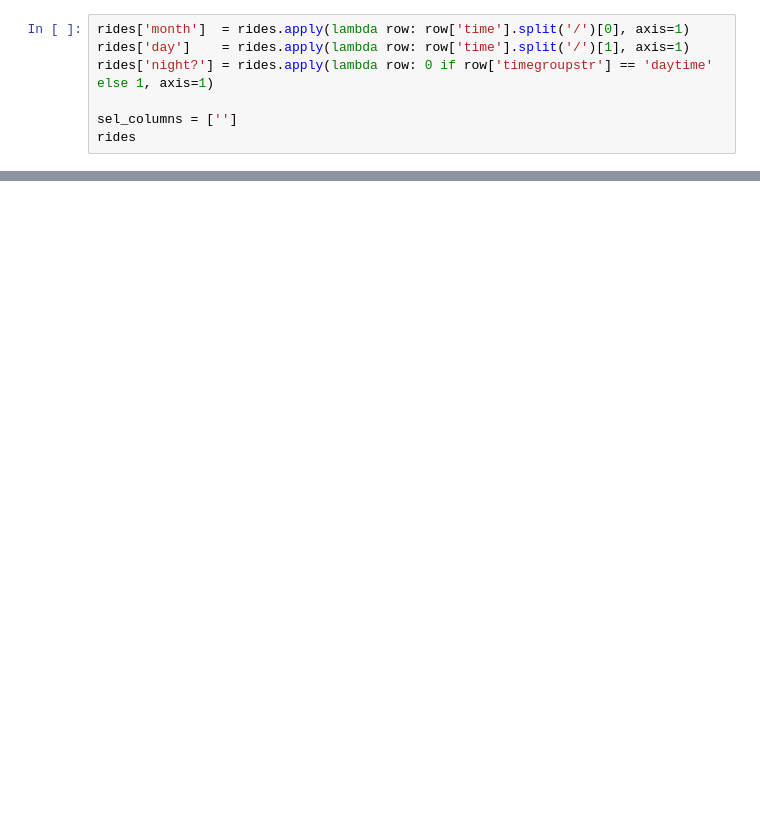
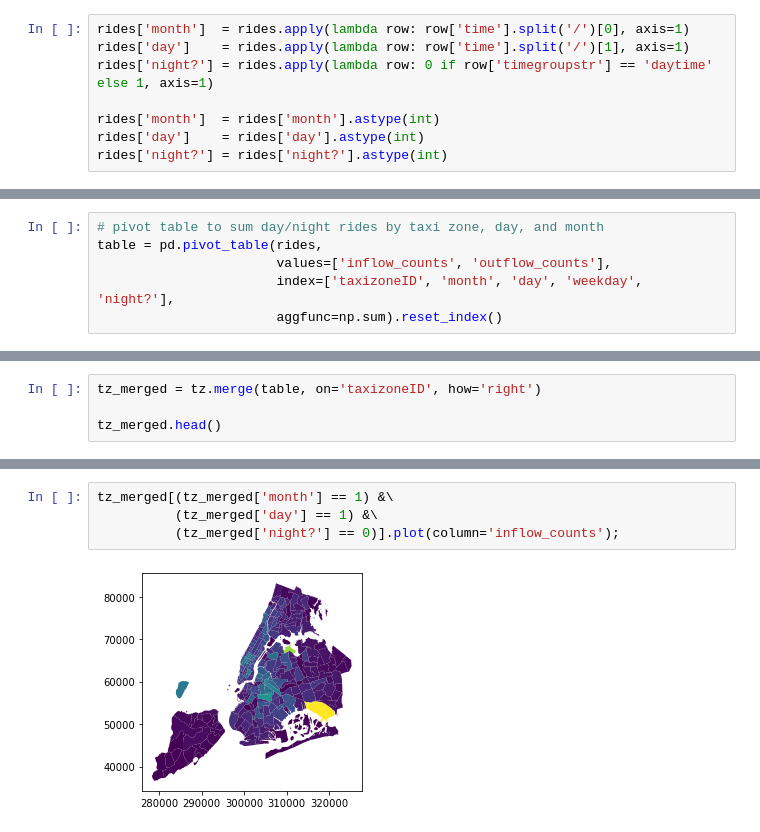
Before and after one commit to nlicalzi/mapping_nighttime_mobility, a Jupyter notebook: notebooks/taxi_zone_disaggregation.ipynb, the cells around one changed output, grey strips where cells are left out. Cells and saved outputs as stored; diff of their text form; blank space fills up the shorter version.

Commit message:
aggregated and cleaned hour/day/taxizone in- and out-flow dataset

```diff
--- a/notebooks/taxi_zone_disaggregation.ipynb
+++ b/notebooks/taxi_zone_disaggregation.ipynb
@@ -19,5 +32,6 @@ rides['month']  = rides.apply(lambda row: row['time'].split('/')[0], axis=1)
 rides['day']    = rides.apply(lambda row: row['time'].split('/')[1], axis=1)
 rides['night?'] = rides.apply(lambda row: 0 if row['timegroupstr'] == 'daytime' else 1, axis=1)
 
-sel_columns = ['']
-rides
+rides['month']  = rides['month'].astype(int)
+rides['day']    = rides['day'].astype(int)
+rides['night?'] = rides['night?'].astype(int)
@@ -67,0 +38,6 @@ tz
+# %%
+# pivot table to sum day/night rides by taxi zone, day, and month
+table = pd.pivot_table(rides,
+                       values=['inflow_counts', 'outflow_counts'],
+                       index=['taxizoneID', 'month', 'day', 'weekday', 'night?'],
+                       aggfunc=np.sum).reset_index()
@@ -67,0 +59,4 @@ tz
+# %%
+tz_merged = tz.merge(table, on='taxizoneID', how='right')
+
+tz_merged.head()
@@ -67,0 +70,6 @@ tz
+# %%
+tz_merged[(tz_merged['month'] == 1) &\
+          (tz_merged['day'] == 1) &\
+          (tz_merged['night?'] == 0)].plot(column='inflow_counts');
+# %% [output]
+[figure, added]
```
Also changed, not shown: parts of 9 cells of this notebook.
